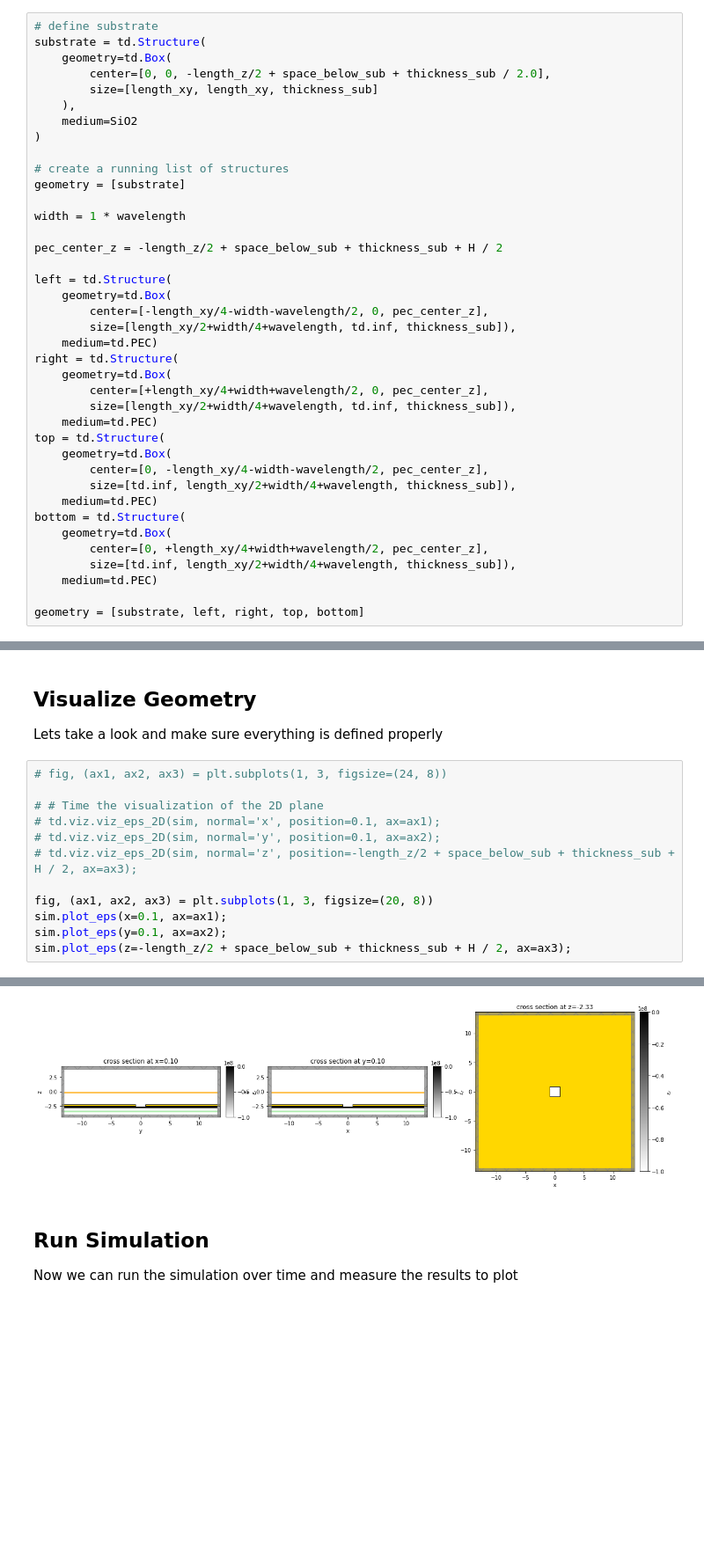
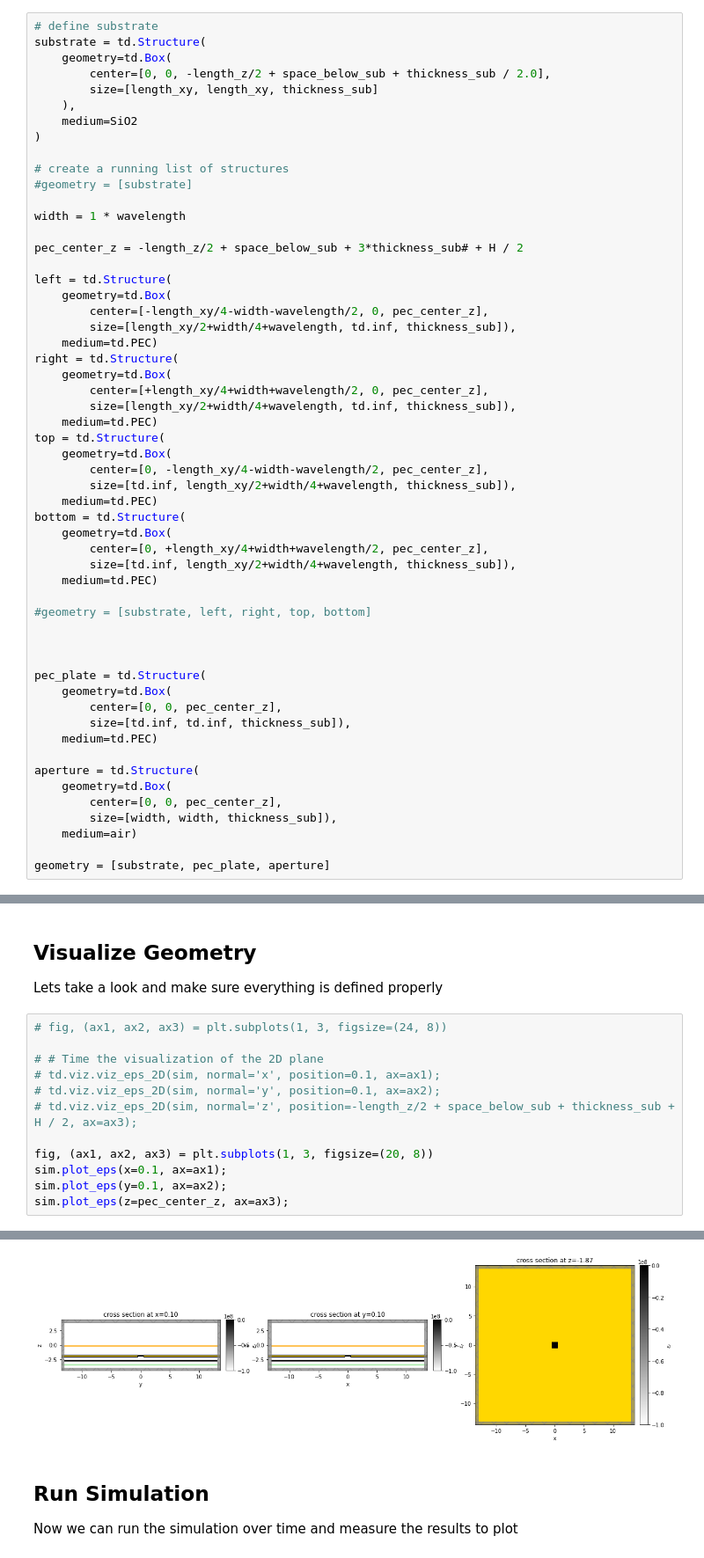
Before and after one commit to flexcompute-readthedocs/tidy3d-docs, a Jupyter notebook: docs/source/notebooks/Near2FarMultiple.ipynb, the cells around one changed output, grey strips where cells are left out. Shown at 88% size. Drawn from its saved outputs; the diff is of its cells as text; blank space fills up the shorter version.

```diff
--- a/docs/source/notebooks/Near2FarMultiple.ipynb
+++ b/docs/source/notebooks/Near2FarMultiple.ipynb
@@ -95,11 +95,11 @@ substrate = td.Structure(
 )
 
 # create a running list of structures
-geometry = [substrate]
+#geometry = [substrate]
 
 width = 1 * wavelength
 
-pec_center_z = -length_z/2 + space_below_sub + thickness_sub + H / 2
+pec_center_z = -length_z/2 + space_below_sub + 3*thickness_sub# + H / 2
 
 left = td.Structure(
     geometry=td.Box(
@@ -122,7 +122,23 @@ bottom = td.Structure(
         size=[td.inf, length_xy/2+width/4+wavelength, thickness_sub]),
     medium=td.PEC)
 
-geometry = [substrate, left, right, top, bottom]
+#geometry = [substrate, left, right, top, bottom]
+
+
+
+pec_plate = td.Structure(
+    geometry=td.Box(
+        center=[0, 0, pec_center_z],
+        size=[td.inf, td.inf, thickness_sub]),
+    medium=td.PEC)
+
+aperture = td.Structure(
+    geometry=td.Box(
+        center=[0, 0, pec_center_z],
+        size=[width, width, thickness_sub]),
+    medium=air)
+
+geometry = [substrate, pec_plate, aperture]
 # %%
 # Bandwidth in Hz
 fwidth = f0 / 10.0
@@ -225,18 +241,18 @@ Lets take a look and make sure everything is defined properly
 # %%
 # fig, (ax1, ax2, ax3) = plt.subplots(1, 3, figsize=(24, 8))
 
 # # Time the visualization of the 2D plane
 # td.viz.viz_eps_2D(sim, normal='x', position=0.1, ax=ax1);
 # td.viz.viz_eps_2D(sim, normal='y', position=0.1, ax=ax2);
 # td.viz.viz_eps_2D(sim, normal='z', position=-length_z/2 + space_below_sub + thickness_sub + H / 2, ax=ax3);
 
 fig, (ax1, ax2, ax3) = plt.subplots(1, 3, figsize=(20, 8))
 sim.plot_eps(x=0.1, ax=ax1);
 sim.plot_eps(y=0.1, ax=ax2);
-sim.plot_eps(z=-length_z/2 + space_below_sub + thickness_sub + H / 2, ax=ax3);
+sim.plot_eps(z=pec_center_z, ax=ax3);
 # %% [output]
 <Figure size 1440x576 with 6 Axes>
-[figure, old version]
+[figure, new version]
 # %% [markdown]
 ## Run Simulation
 
```
Also changed, not shown: parts of 5 cells of this notebook, 4 other files.
